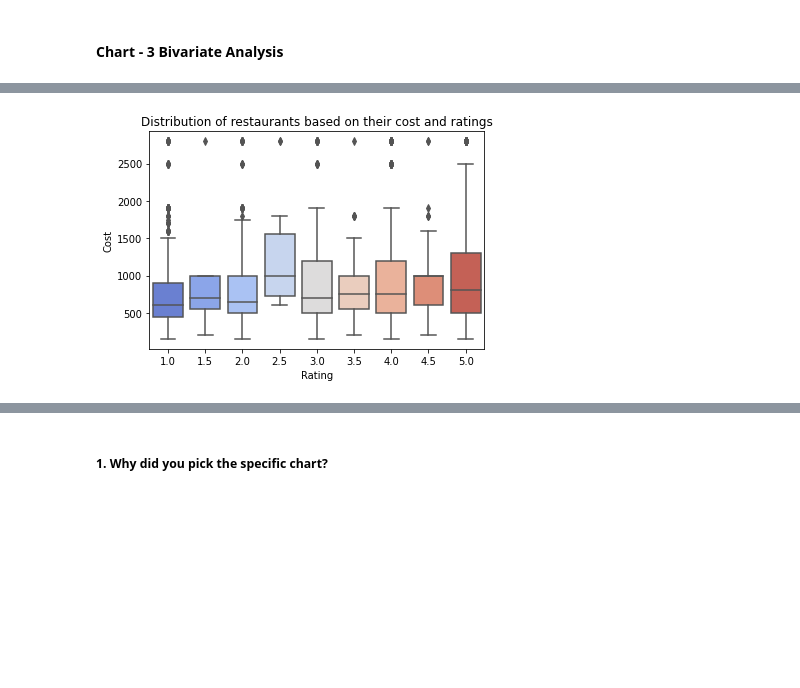
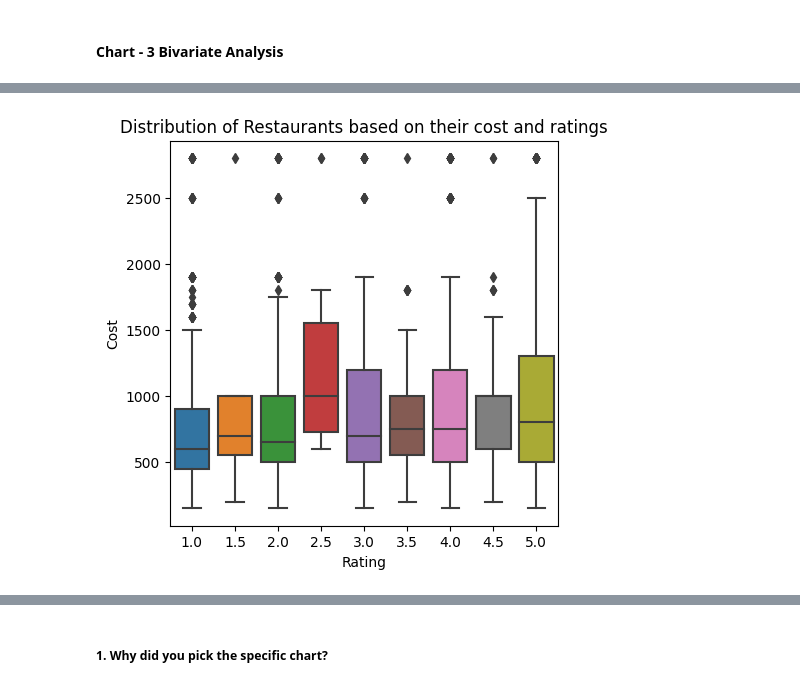
Before and after one commit to saumyadash9/Zomato-Restaurant-Clustering-And-Sentiment-Analysis, a Jupyter notebook: Saumya_Dash_Zomato_Restaurant_Clustering_And_Sentiment_Analysis.ipynb, the cells around one changed output, grey strips where cells are left out. Cells and saved outputs as stored; diff of their text form; code cells hidden in the pictures; blank space fills up the shorter version.

```diff
--- a/Saumya_Dash_Zomato_Restaurant_Clustering_And_Sentiment_Analysis.ipynb
+++ b/Saumya_Dash_Zomato_Restaurant_Clustering_And_Sentiment_Analysis.ipynb
@@ -699,12 +699,12 @@ df_merged.head(1)
 |  | Name | Cost | Cuisines | Timings | Location | Cuisines_list | Total Cuisines | Restaurant | Reviewer | ... |
 | 0 | Beyond Flavours | 800 | Chinese, Continental, Kebab, Euro... | 12noon to 3:30pm, 6:30pm to 11:30... | hyderabad | [Chinese, Continental, Kebab, Eur... | 6 | Beyond Flavours | Rusha Chakraborty | ... |
 # %%
-#vizualizing the distribution of restaurants based on their cost and ratings using boxplot.
-sns.boxplot(df_merged.Rating, df_merged.Cost, palette = 'coolwarm')
-plt.title('Distribution of restaurants based on their cost and ratings')
+# plotting box plot cost vs rating
+sns.boxplot(x=df_merged.Rating,y= df_merged.Cost)
+plt.title("Distribution of Restaurants based on their cost and ratings")
 plt.show()
 # %% [output]
-[figure, old version]
+[figure, new version]
 # %%
 #checking info of the merged df
 df_merged.info()
```
Also changed, not shown: parts of 42 cells of this notebook.
